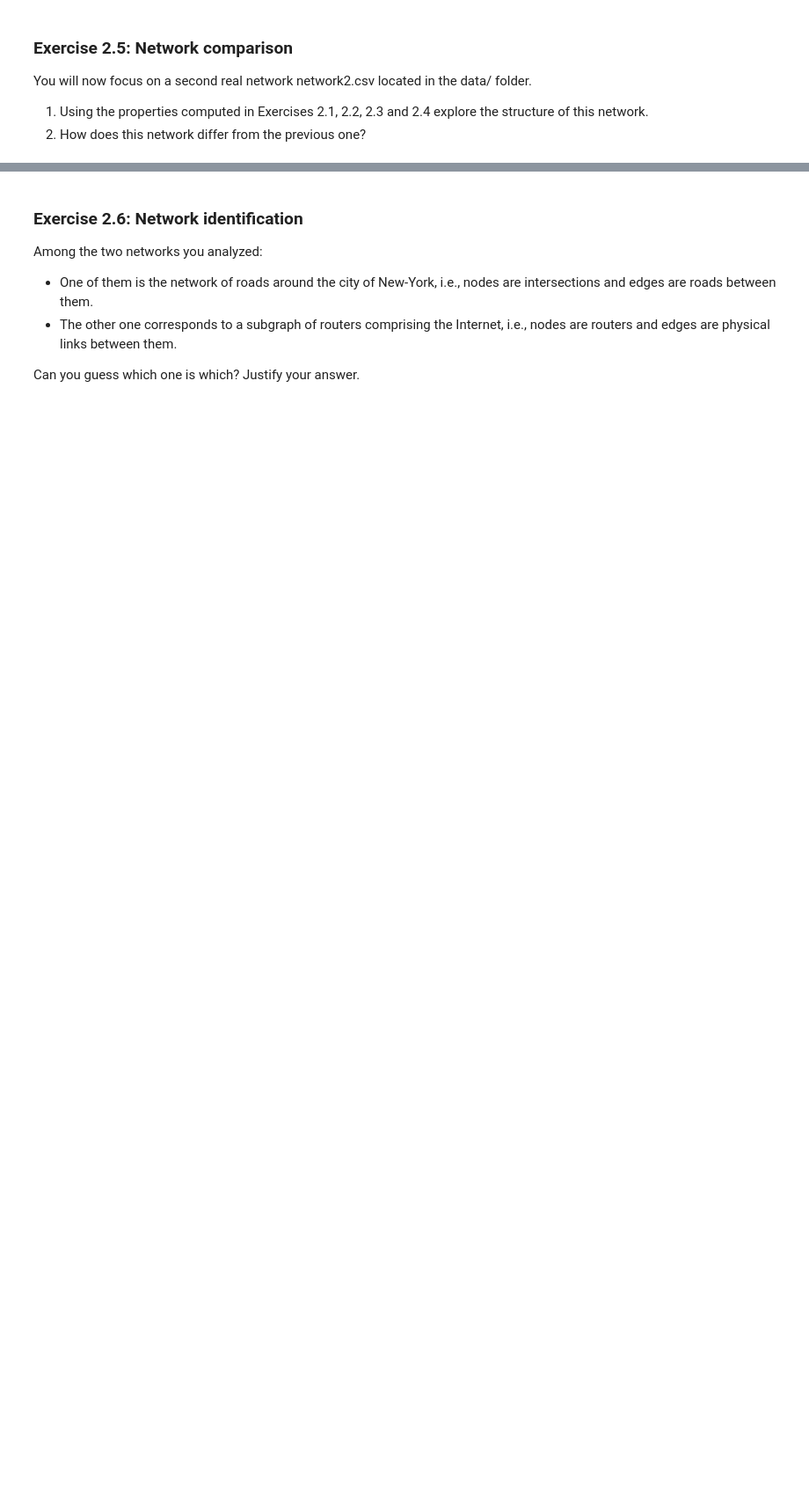
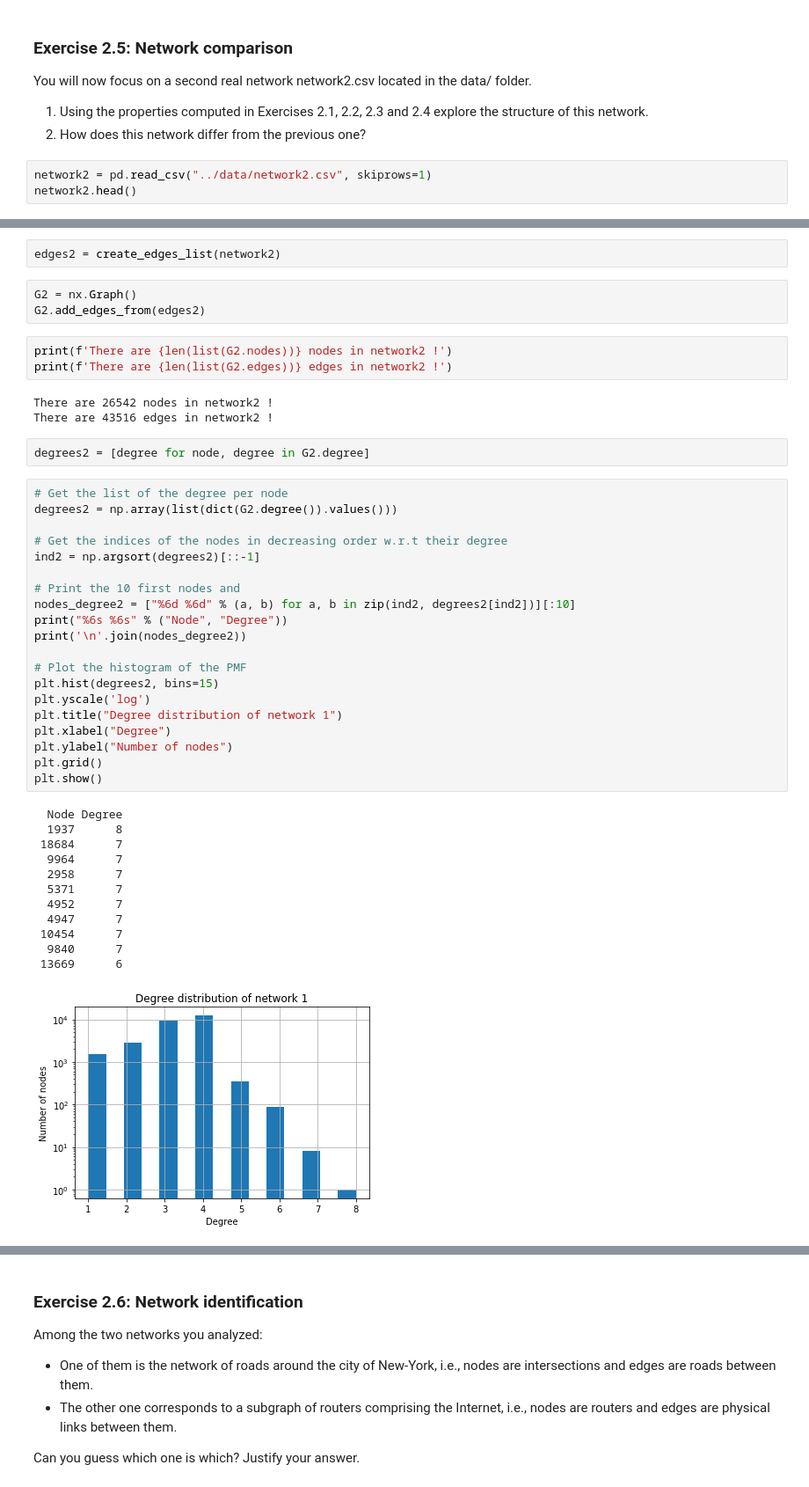
Before and after one commit to andreakiro/analyticat, a Jupyter notebook: lab-02/assignment/ix-lab2-notebook-part1.ipynb, the cells around one changed output, grey strips where cells are left out. Shown at 88% size. Cells and saved outputs as stored; diff of their text form; blank space fills up the shorter version.

```diff
--- a/lab-02/assignment/ix-lab2-notebook-part1.ipynb
+++ b/lab-02/assignment/ix-lab2-notebook-part1.ipynb
@@ -220,3 +301,6 @@ plt.show()
 You will now focus on a second real network network2.csv located in the data/ folder.
 1. Using the properties computed in Exercises 2.1, 2.2, 2.3 and 2.4 explore the structure of this network.
 2. How does this network differ from the previous one?
+# %%
+network2 = pd.read_csv("../data/network2.csv", skiprows=1)
+network2.head()
@@ -222,0 +314,46 @@ You will now focus on a second real network network2.csv located in the data/ fo
+# %%
+edges2 = create_edges_list(network2)
+# %%
+G2 = nx.Graph()
+G2.add_edges_from(edges2)
+# %%
+print(f'There are {len(list(G2.nodes))} nodes in network2 !')
+print(f'There are {len(list(G2.edges))} edges in network2 !')
+# %% [output]
+There are 26542 nodes in network2 !
+There are 43516 edges in network2 !
+# %%
+degrees2 = [degree for node, degree in G2.degree]
+# %%
+# Get the list of the degree per node
+degrees2 = np.array(list(dict(G2.degree()).values()))
+
+# Get the indices of the nodes in decreasing order w.r.t their degree
+ind2 = np.argsort(degrees2)[::-1]
+
+# Print the 10 first nodes and
+nodes_degree2 = ["%6d %6d" % (a, b) for a, b in zip(ind2, degrees2[ind2])][:10]
+print("%6s %6s" % ("Node", "Degree"))
+print('\n'.join(nodes_degree2))
+
+# Plot the histogram of the PMF
+plt.hist(degrees2, bins=15)
+plt.yscale('log')
+plt.title("Degree distribution of network 1")
+plt.xlabel("Degree")
+plt.ylabel("Number of nodes")
+plt.grid()
+plt.show()
+# %% [output]
+  Node Degree
+  1937      8
+ 18684      7
+  9964      7
+  2958      7
+  5371      7
+  4952      7
+  4947      7
+ 10454      7
+  9840      7
+ 13669      6
+[figure, added]
```
Also changed, not shown: parts of 37 cells of this notebook, 1 other file.
